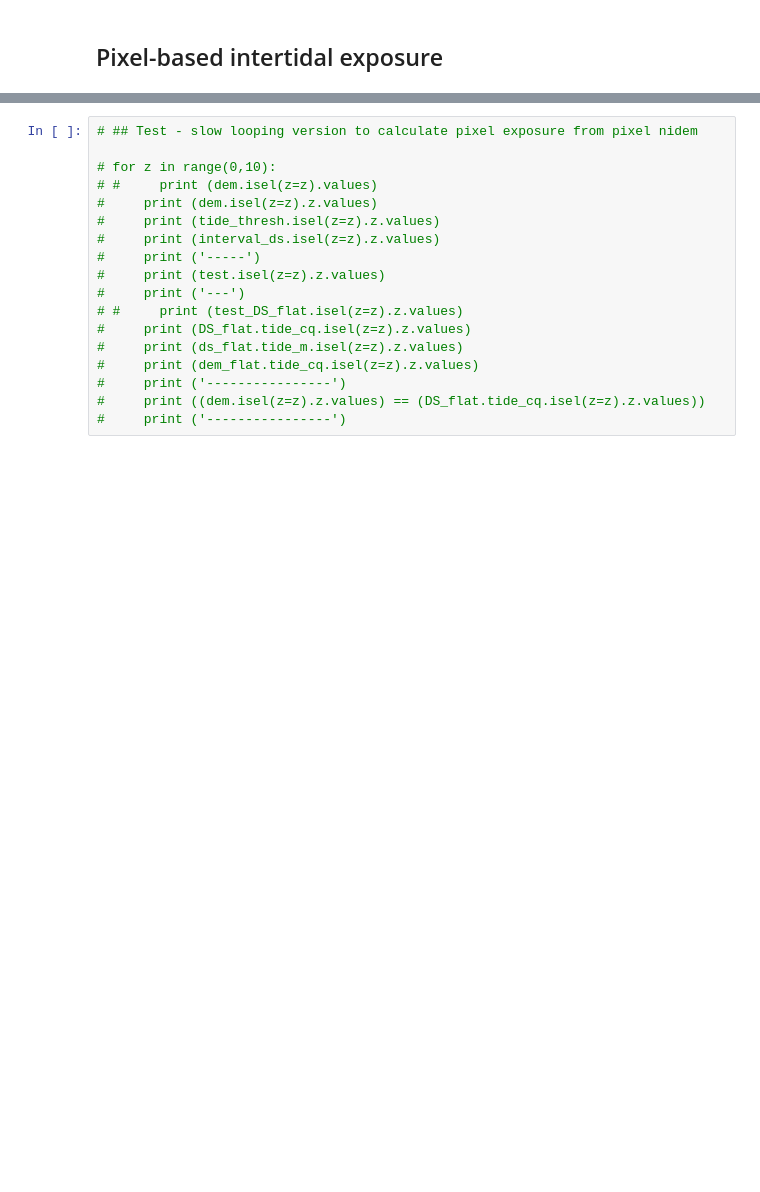
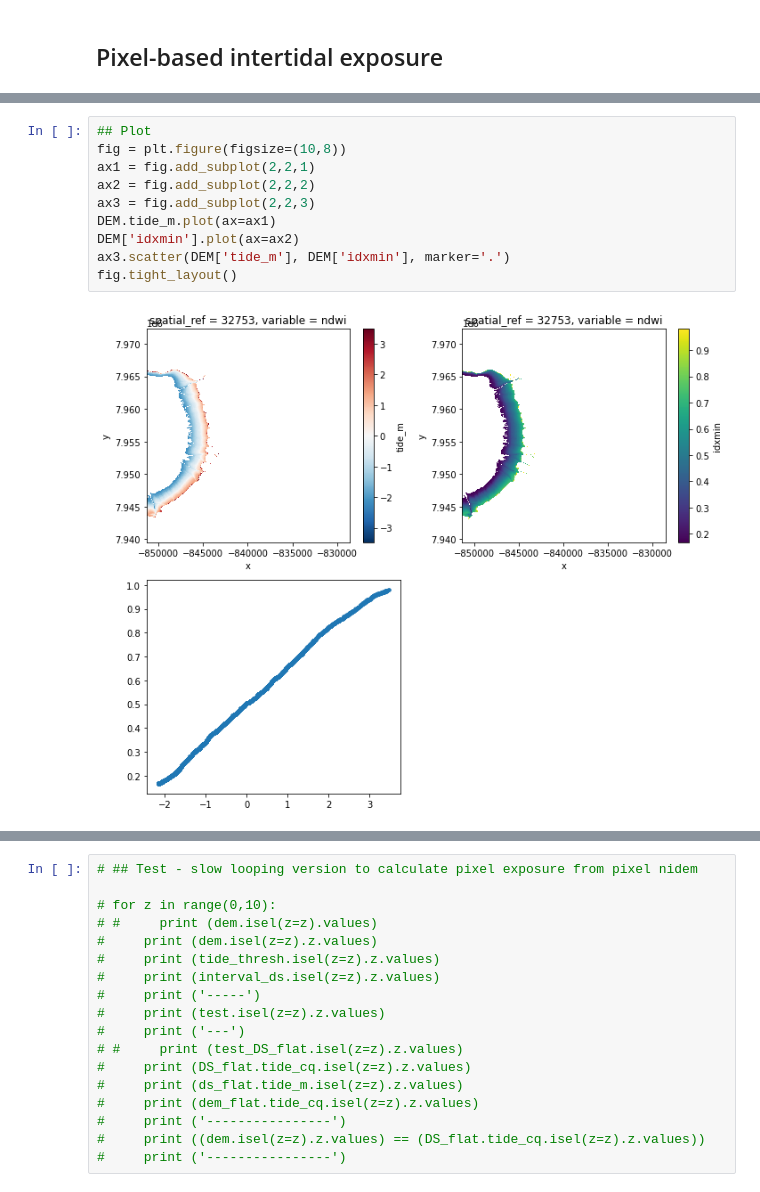
Before and after one commit to GeoscienceAustralia/dea-intertidal, a Jupyter notebook: notebooks/Intertidal_elevation_exposure_pixel.ipynb, the cells around one changed output, grey strips where cells are left out. Drawn from its saved outputs; the diff is of its cells as text; blank space fills up the shorter version.

Commit message:
minor plotting changes

```diff
--- a/notebooks/Intertidal_elevation_exposure_pixel.ipynb
+++ b/notebooks/Intertidal_elevation_exposure_pixel.ipynb
@@ -409 +398,13 @@ Reprojecting tides into original array
+# %%
+## Plot
+fig = plt.figure(figsize=(10,8))
+ax1 = fig.add_subplot(2,2,1)
+ax2 = fig.add_subplot(2,2,2)
+ax3 = fig.add_subplot(2,2,3)
+DEM.tide_m.plot(ax=ax1)
+DEM['idxmin'].plot(ax=ax2)
+ax3.scatter(DEM['tide_m'], DEM['idxmin'], marker='.')
+fig.tight_layout()
+# %% [output]
+[figure, added]
 # %%
```
Also changed, not shown: parts of 7 cells of this notebook.
